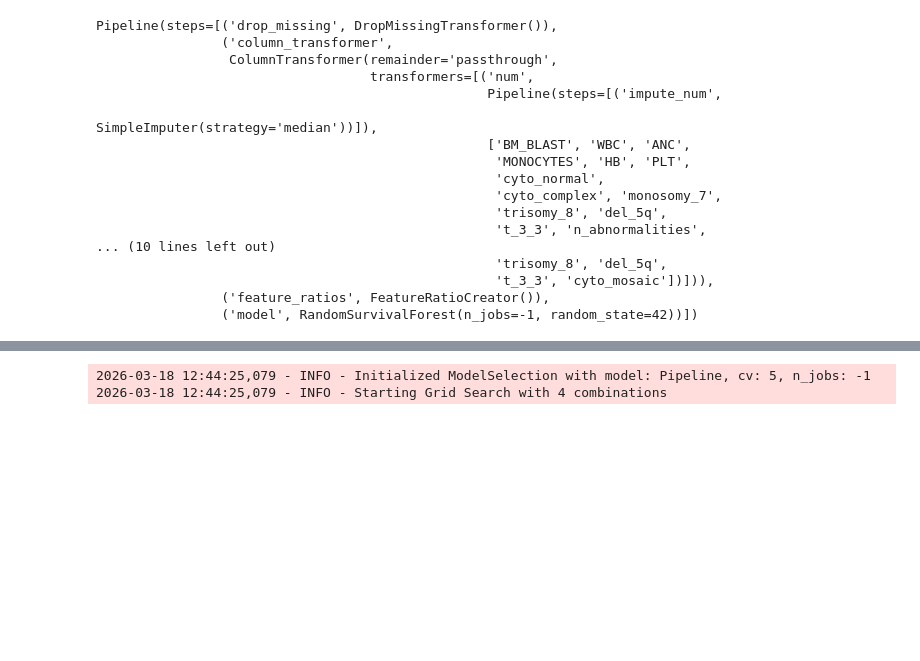
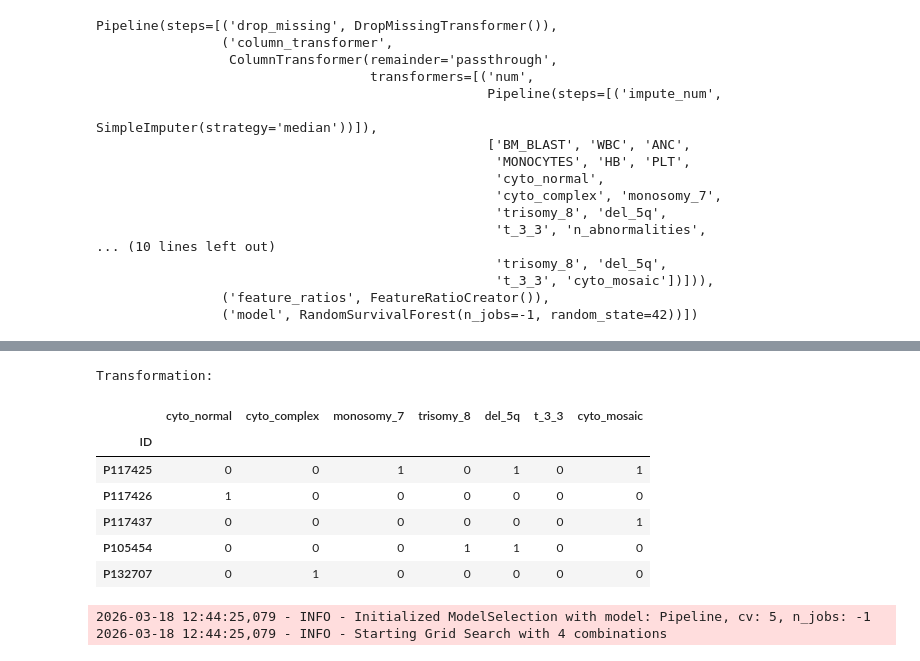
Before and after one commit to od121212/Leukemia-Survival-Rate, a Jupyter notebook: Sandbox OD&Roro.ipynb, the cells around one changed output, grey strips where cells are left out. Saved outputs shown, nothing was run; the diff lists cells and outputs as text; code cells hidden in the pictures; blank space fills up the shorter version.

Commit message:
examples of transformations applied on data

```diff
--- a/Sandbox OD&Roro.ipynb
+++ b/Sandbox OD&Roro.ipynb
@@ -98,3 +111,18 @@ Pipeline(steps=[('drop_missing', DropMissingTransformer()),
+# %%
+print("Transformation:")
+prepared_data[0].loc[
+    ["P117425", "P117426", "P117437", "P105454", "P132707"],
+    ['cyto_normal', 'cyto_complex', 'monosomy_7', 'trisomy_8', 'del_5q', 't_3_3', 'cyto_mosaic']
+].head()
+# %% [output]
+Transformation:
+|  | cyto_normal | cyto_complex | monosomy_7 | trisomy_8 | del_5q | t_3_3 | cyto_mosaic |
+| ID |  |  |  |  |  |  |  |
+| P117425 | 0 | 0 | 1 | 0 | 1 | 0 | 1 |
+| P117426 | 1 | 0 | 0 | 0 | 0 | 0 | 0 |
+| P117437 | 0 | 0 | 0 | 0 | 0 | 0 | 1 |
+| P105454 | 0 | 0 | 0 | 1 | 1 | 0 | 0 |
+| P132707 | 0 | 1 | 0 | 0 | 0 | 0 | 0 |
 # %%
 # gridsearch
 # first, we will train our model on a random survival forest
```
Also changed, not shown: parts of 1 cell of this notebook.
